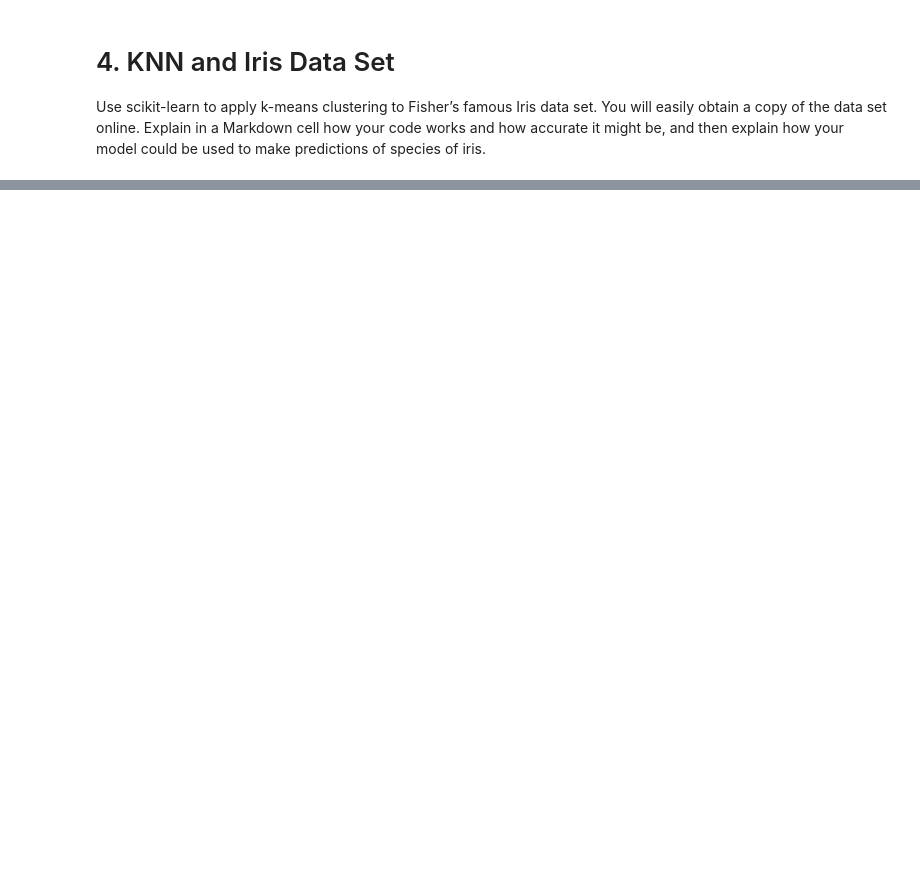
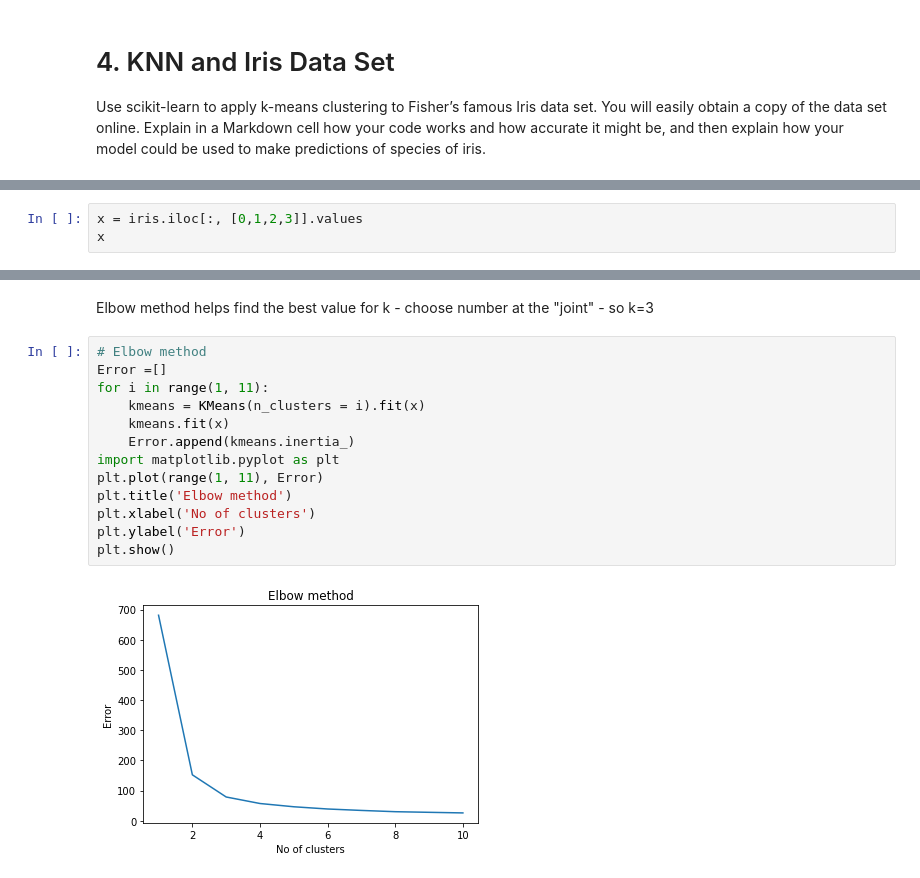
Before and after one commit to jennifer-ryan/machine-learning-tasks, a Jupyter notebook: Tasks.ipynb, the cells around one changed output, grey strips where cells are left out. Cells and saved outputs as stored; diff of their text form; blank space fills up the shorter version.

Commit message:
Iris - Checking out KMeans and elbow method

```diff
--- a/Tasks.ipynb
+++ b/Tasks.ipynb
@@ -549,0 +557,3 @@ iris
+# %%
+x = iris.iloc[:, [0,1,2,3]].values
+x
@@ -549,0 +578,17 @@ iris
+# %% [markdown]
+Elbow method helps find the best value for k - choose number at the "joint" - so k=3
+# %%
+# Elbow method
+Error =[]
+for i in range(1, 11):
+    kmeans = KMeans(n_clusters = i).fit(x)
+    kmeans.fit(x)
+    Error.append(kmeans.inertia_)
+import matplotlib.pyplot as plt
+plt.plot(range(1, 11), Error)
+plt.title('Elbow method')
+plt.xlabel('No of clusters')
+plt.ylabel('Error')
+plt.show()
+# %% [output]
+[figure, added]
```
Also changed, not shown: parts of 8 cells of this notebook.
